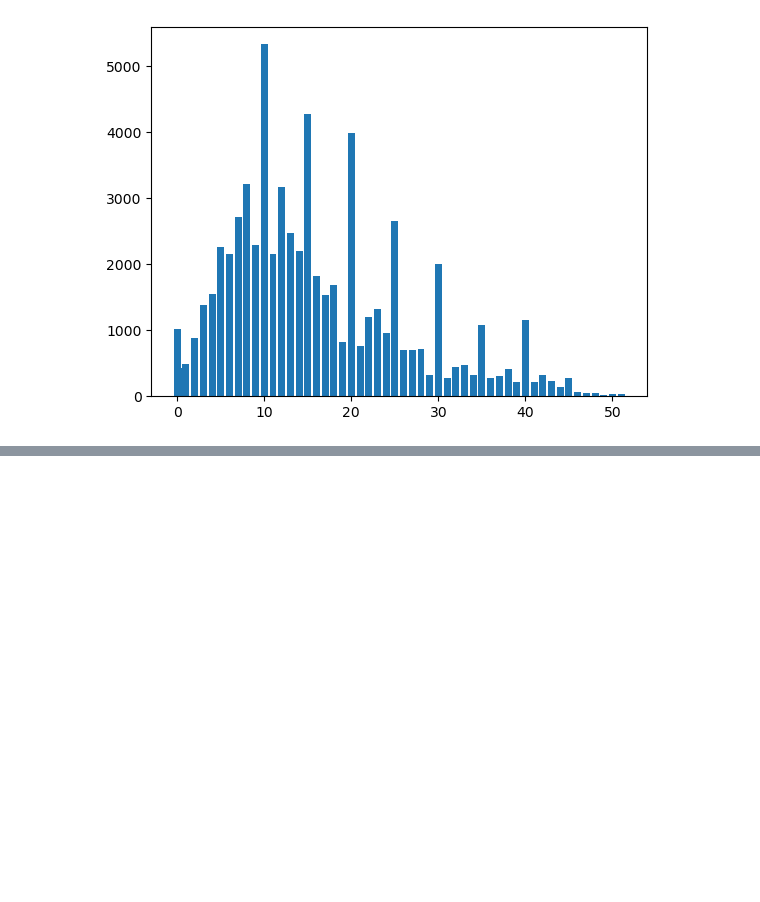
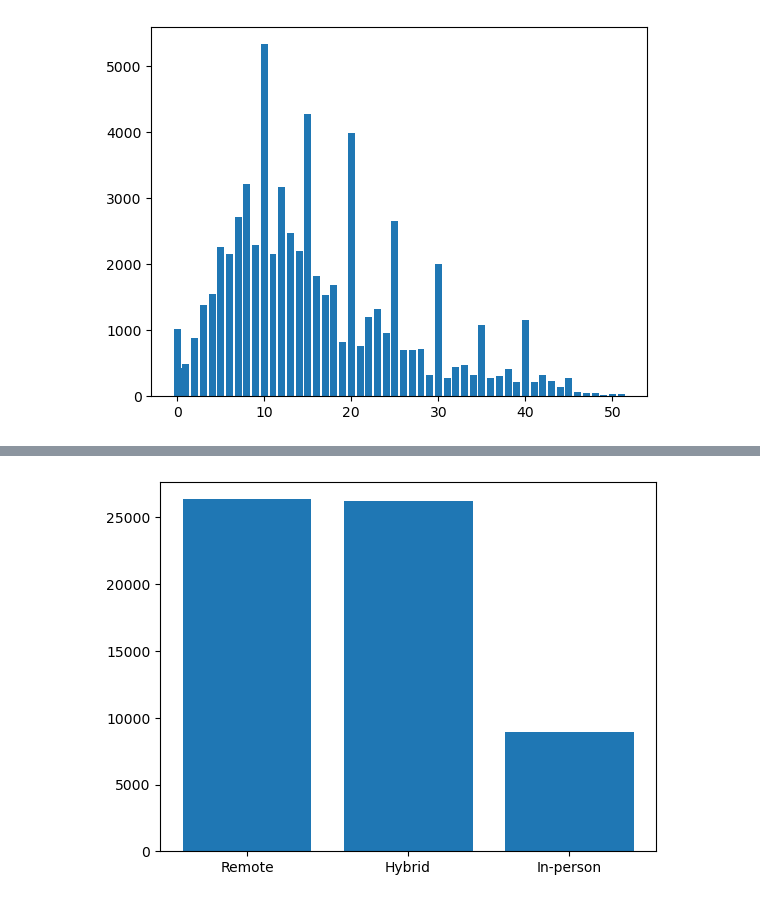
Before and after one commit to decvfox/PfDA_Project_2, a Jupyter notebook: Project_1.ipynb, the cells around one changed output, grey strips where cells are left out. Cells and saved outputs as stored; diff of their text form; code cells hidden in the pictures; blank space fills up the shorter version.

```diff
--- a/Project_1.ipynb
+++ b/Project_1.ipynb
@@ -151,0 +204,7 @@ plt.show()
+# %%
+unique = 'Remote', 'Hybrid', 'In-person'
+# we can now put this into a Bar Chart
+plt.bar(unique, count2)
+plt.show()
+# %% [output]
+[figure, added]
```
Also changed, not shown: parts of 6 cells of this notebook.
